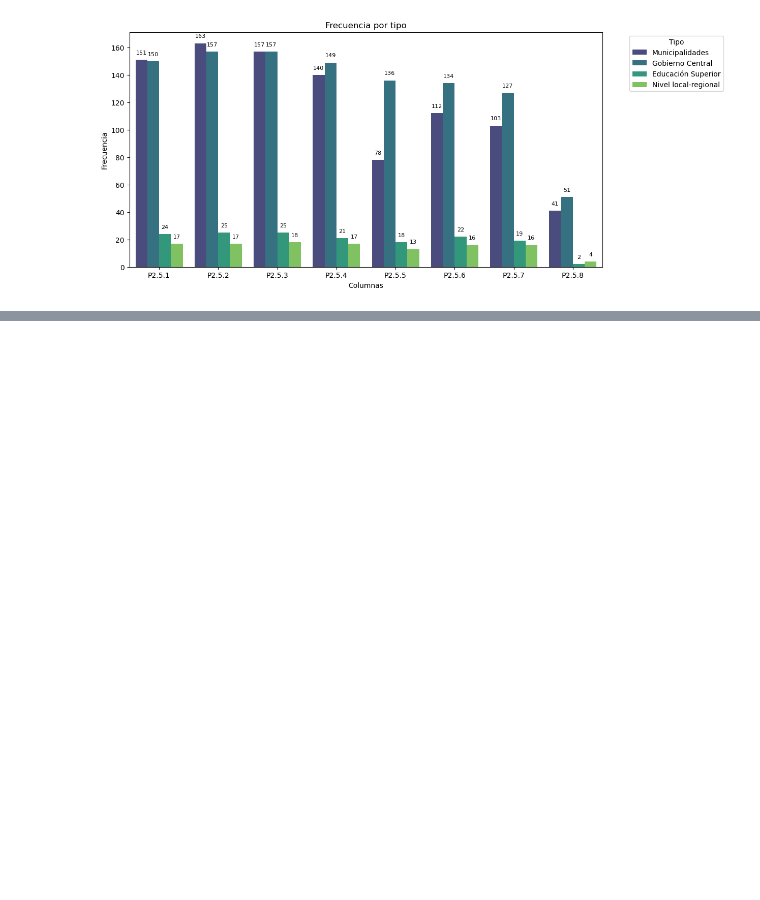
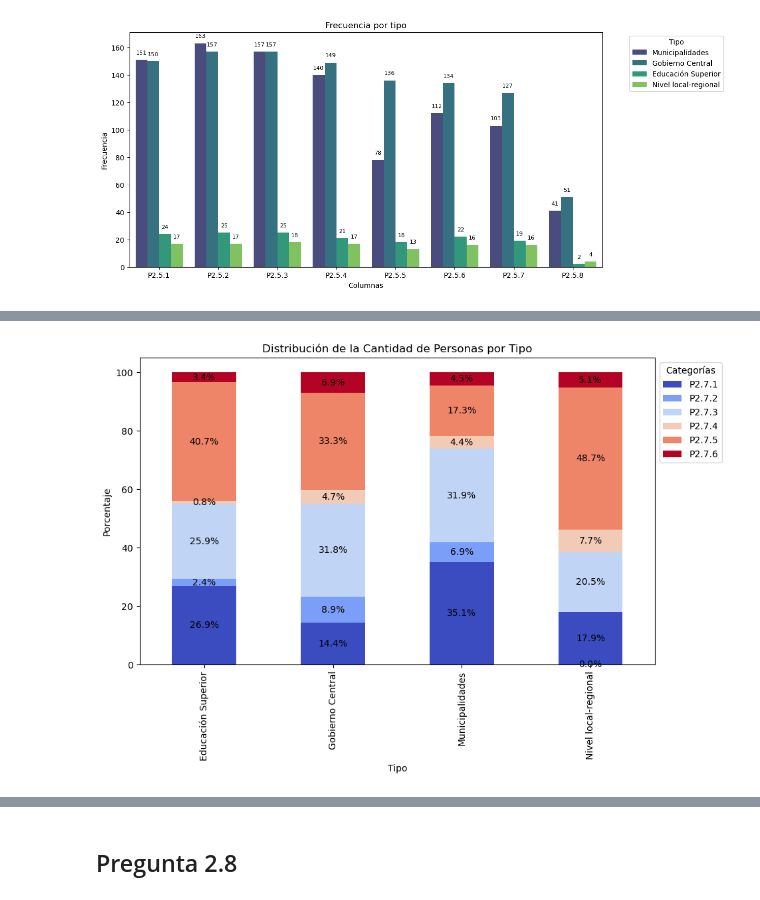
Before and after one commit to alejoGonc/EGD-CameronPartners, a Jupyter notebook: main.ipynb, the cells around one changed output, grey strips where cells are left out. Saved outputs shown, nothing was run; the diff lists cells and outputs as text; code cells hidden in the pictures; blank space fills up the shorter version.

```diff
--- a/main.ipynb
+++ b/main.ipynb
@@ -169,3 +247,20 @@ plt.show()
+# %%
+df_percentage = pivot_table.div(pivot_table.sum(axis=1), axis=0) * 100
+
+ax = df_percentage.plot(kind='bar', stacked=True, figsize=(10, 6), colormap='coolwarm')
+plt.title('Distribución de la Cantidad de Personas por Tipo')
+plt.xlabel('Tipo')
+plt.ylabel('Porcentaje')
+plt.legend(title='Categorías', bbox_to_anchor=(1, 1), loc='upper left')
+
+for p in ax.patches:
+    width, height = p.get_width(), p.get_height()
+    x, y = p.get_xy()
+    ax.annotate(f'{height:.1f}%', (x + width / 2, y + height / 2), ha='center', va='center')
+
+plt.show()
+# %% [output]
+[figure, added]
 # %%
 cuestionario.head(2)
 # %% [output]
@@ -173,3 +268,5 @@ cuestionario.head(2)
 | 1 | 1 | 2023-10-25 10:53:00 | Municipalidades | Municipalidad de Pinto | Patricio Alejandro Garrido Torres | informatica@munipinto.cl | '+56 9 8332 7173 | #n.a. | 120 | 0 | ... |
 | 2 | 2 | 2023-10-25 13:18:00 | Municipalidades | Municipalidad de Ránquil | Francisco Javier Rondanelli Morales | informatica@mranquil.cl | '+56 9 5407 3649 | #n.a. | 1 | 0 | ... |
 2 rows × 376 columns
+# %% [markdown]
+## Pregunta 2.8
```
Also changed, not shown: parts of 10 cells of this notebook.
